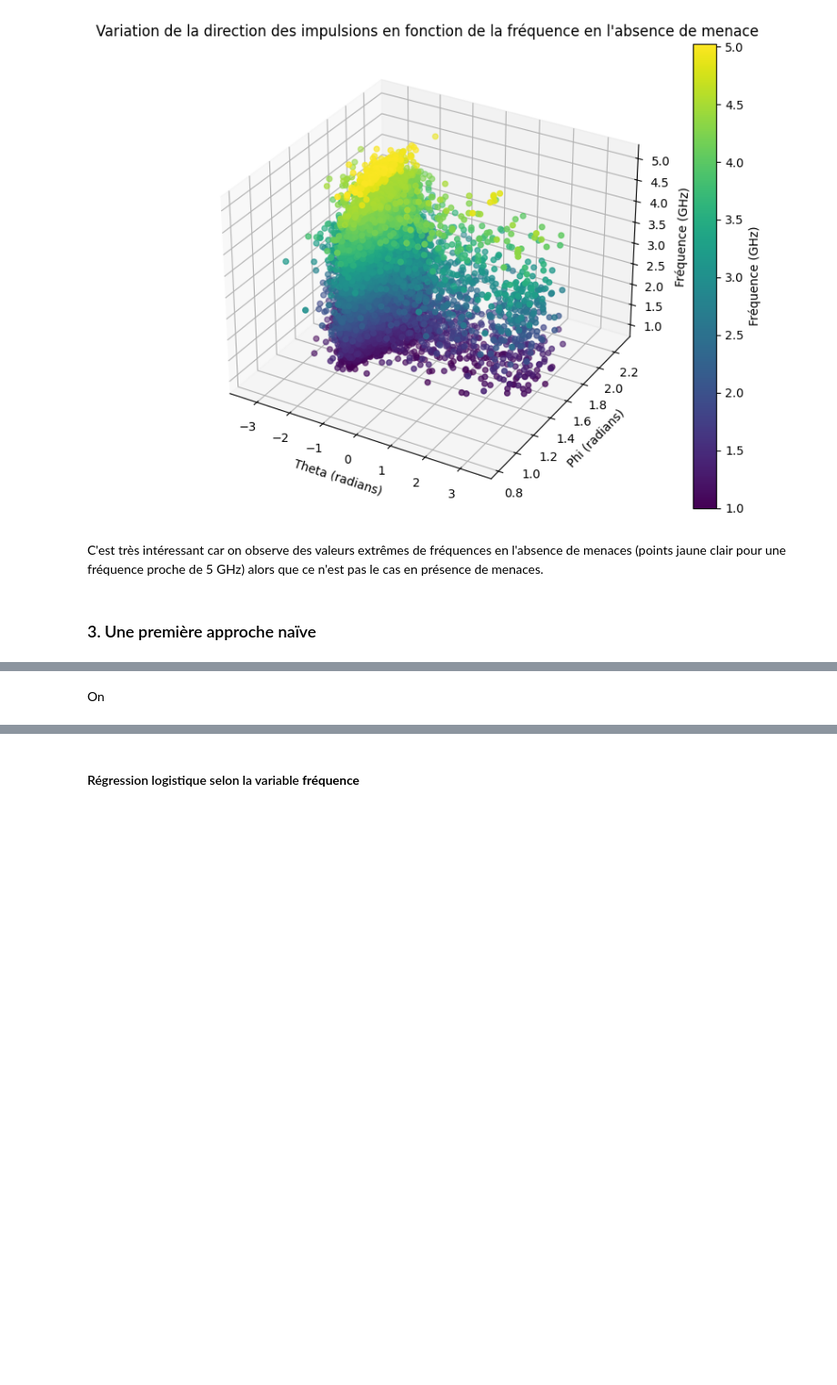
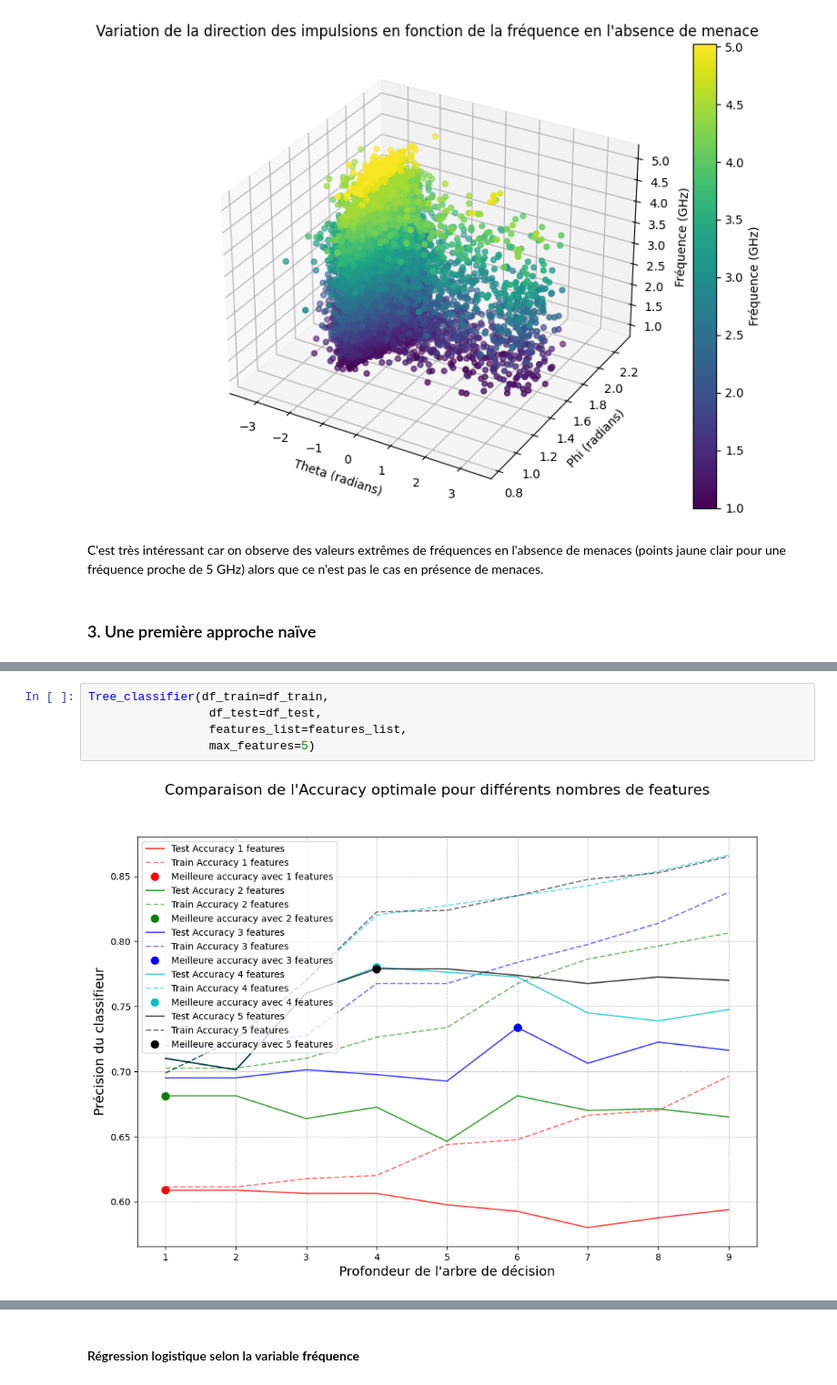
Before and after one commit to NailKhelifa/MVA_deep_and_signal, a Jupyter notebook: TP2/dls_tp2.ipynb, the cells around one changed output, grey strips where cells are left out. Shown at 91% size. Cells and saved outputs as stored; diff of their text form; blank space fills up the shorter version.

Commit message:
some tests

```diff
--- a/TP2/dls_tp2.ipynb
+++ b/TP2/dls_tp2.ipynb
@@ -590,2 +585,7 @@ def train_classifier(train_features, test_features, train_labels, test_labels, n
-# %% [markdown]
-On
+# %%
+Tree_classifier(df_train=df_train,
+                 df_test=df_test,
+                 features_list=features_list,
+                 max_features=5)
+# %% [output]
+[figure, added]
```
Also changed, not shown: parts of 14 cells of this notebook.
